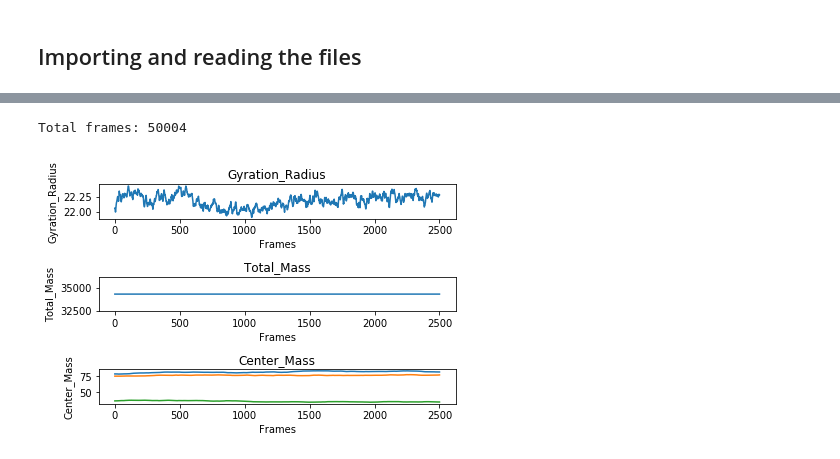
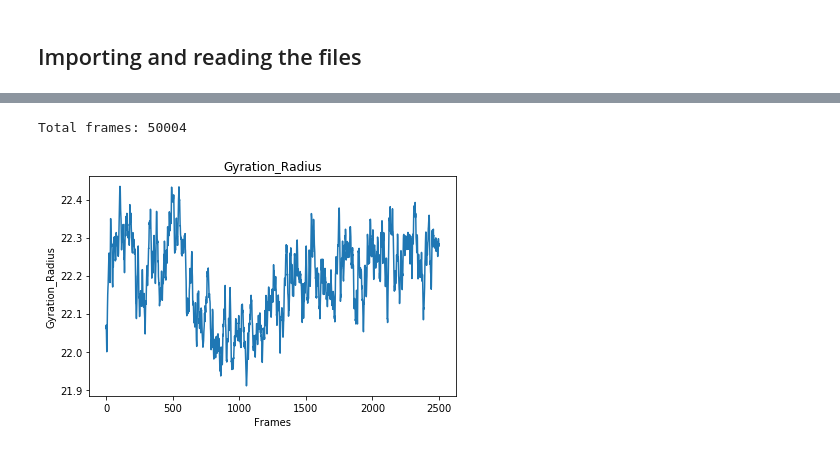
Before and after one commit to MikeXydas/MDSimsEval, a Jupyter notebook: MD_Analysis/nCov_QHD_G75_Analysis.ipynb, the cells around one changed output, grey strips where cells are left out. Cells and saved outputs as stored; diff of their text form; code cells hidden in the pictures.

```diff
--- a/MD_Analysis/nCov_QHD_G75_Analysis.ipynb
+++ b/MD_Analysis/nCov_QHD_G75_Analysis.ipynb
@@ -55,30 +84,26 @@ Having only the starting position does not help us make any useful conclusions.
 # %%
 print(f'Total frames: {len(u.trajectory)}')
 
 frame_indexes = np.arange(len(u.trajectory[::20]))
 
 basic_info_dict = {
     "Gyration_Radius":[],
-    "Total_Mass":[],
-    "Center_Mass":[]
 }
 
 for ts in u.trajectory[::20]:
     basic_info_dict["Gyration_Radius"].append(u.atoms.radius_of_gyration())
-    basic_info_dict["Total_Mass"].append(u.atoms.total_mass())
-    basic_info_dict["Center_Mass"].append(u.atoms.center_of_mass())
 
 
 
 for which_key, count in zip(basic_info_dict.keys(), range(len(basic_info_dict))):
-    plt.subplot(3, 1, count + 1)
+    plt.subplot(1, 1, count + 1)
     plt.plot(frame_indexes, basic_info_dict[which_key], label=which_key)
     plt.xlabel("Frames")
     plt.ylabel(which_key)
     plt.title(which_key)
 
 plt.tight_layout()
 plt.show()
 # %% [output]
 Total frames: 50004
-[figure, old version]
+[figure, new version]
```
Also changed, not shown: parts of 8 cells of this notebook, 2 other files.
